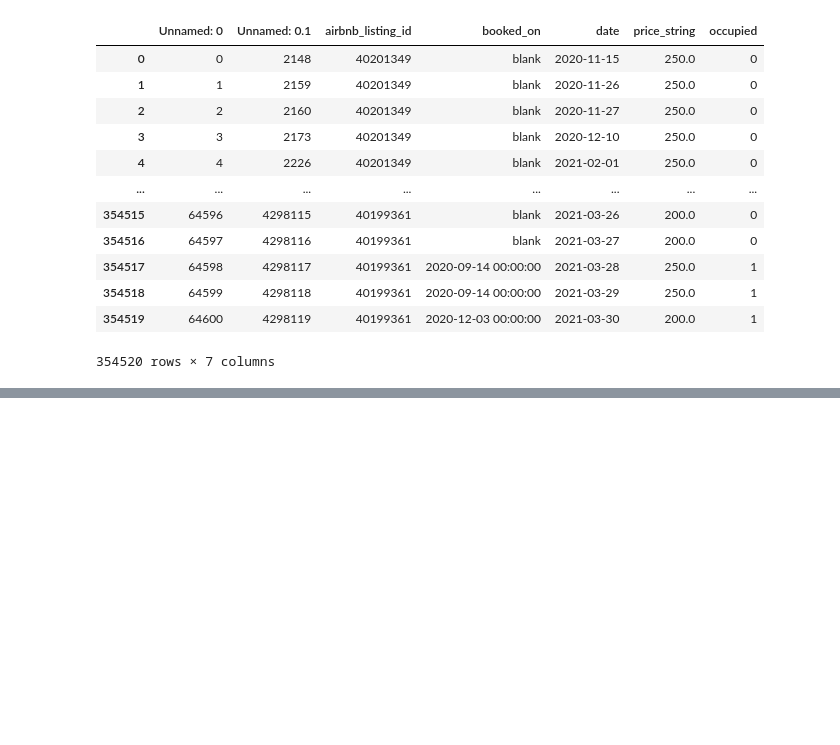
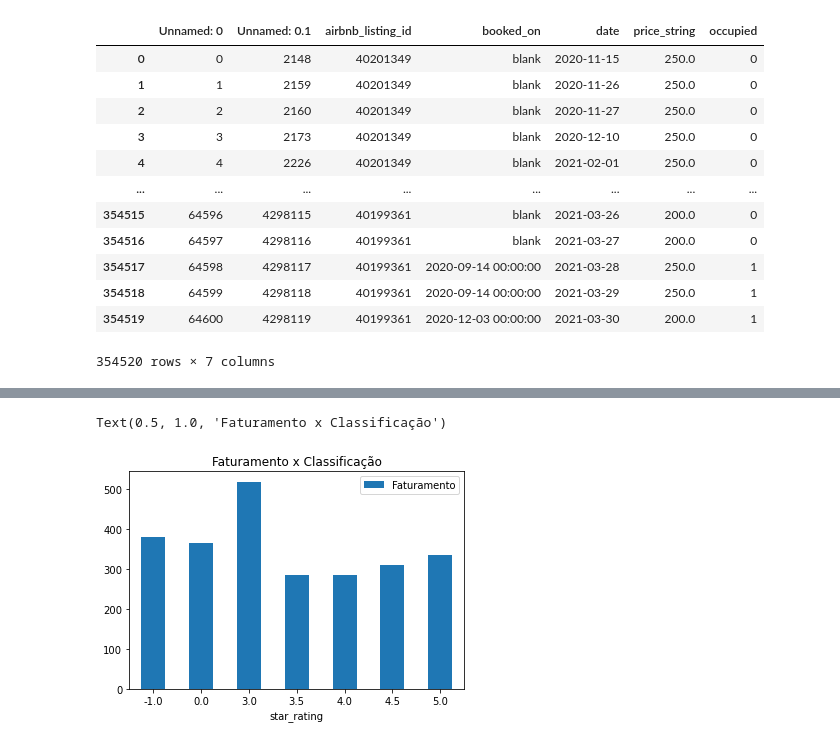
Before and after one commit to spiovezana/Seazone, a Jupyter notebook: SeazoneCode.ipynb, the cells around one changed output, grey strips where cells are left out. Cells and saved outputs as stored; diff of their text form; code cells hidden in the pictures; blank space fills up the shorter version.

```diff
--- a/SeazoneCode.ipynb
+++ b/SeazoneCode.ipynb
@@ -102,0 +208,10 @@ base_merged
+# %%
+# A última análise será com relação ao número de estrelas de cada anúncio.
+# Para essa análise, achei que seria interessante avaliar os anúncios que não possuíam essa avaliação, portanto atribui valor -1 as instâncias nulas.
+# Novamente levando em consideração somente os anúncios ocupados e calculando a média de faturamento de cada anúncio.
+# Posteriormente agrupando pelo número de estrelas e calculando a média de faturamento.
+stars = base_occupied
+stars['star_rating'].fillna(-1,inplace=True)
+stars = stars.groupby(by=['airbnb_listing_id']).mean('price_string')
+stars = stars.groupby(by=['star_rating']).mean('price_string')
+stars
@@ -102,0 +228,9 @@ base_merged
+# %%
+# Essa análise segue uma tendência contrária do esperado, pois os anúncios com classificações piores geram mais receita do que os melhor classificados.
+# Vale ressaltar que os anúncios com classificação 3 se mostraram consideravelmente mais rentáveis que os demais. Uma análise mais aprofundada desse fator seria recomendado.
+index = stars.index
+df2 = pd.DataFrame({'Faturamento': stars['price_string']}, index=index)
+df2.plot.bar(rot=0).set_title('Faturamento x Classificação')
+# %% [output]
+Text(0.5, 1.0, 'Faturamento x Classificação')
+[figure, added]
```
Also changed, not shown: parts of 23 cells of this notebook.
